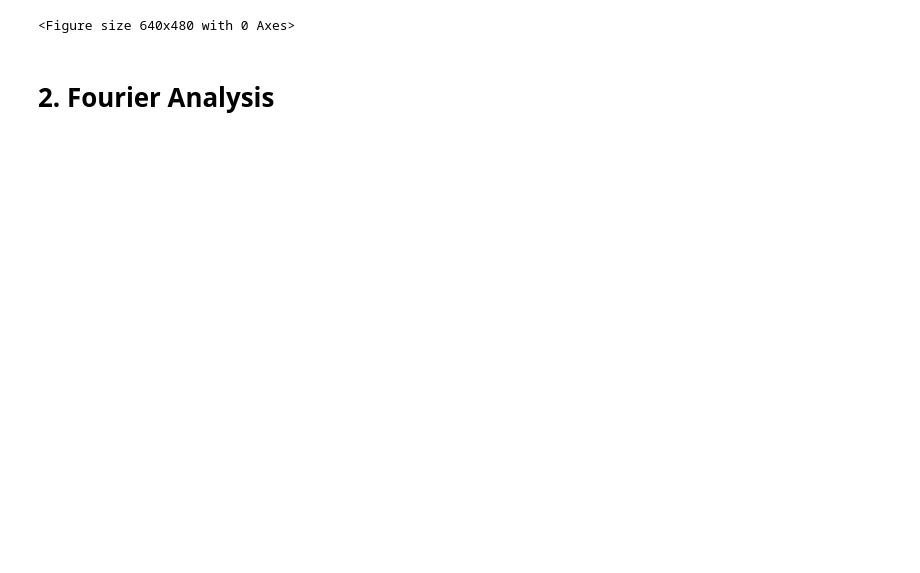
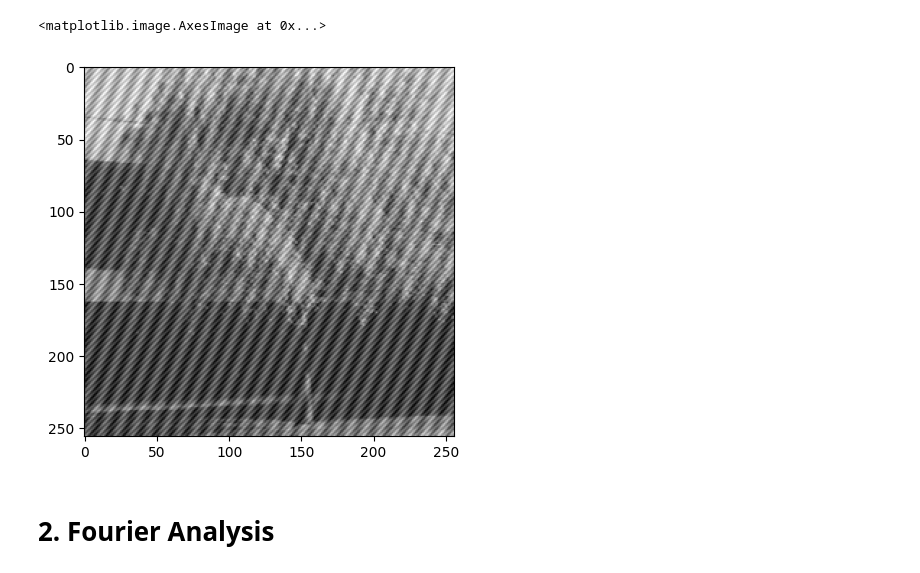
Before and after one commit to sarahmacintosh/syde575-lab, a Jupyter notebook: lab3.ipynb, the cells around one changed output. Drawn from its saved outputs; the diff is of its cells as text; code cells hidden in the pictures; blank space fills up the shorter version.

Commit message:
Added toy image

```diff
--- a/lab3.ipynb
+++ b/lab3.ipynb
@@ -1,31 +1,33 @@
 # %%
 import numpy as np
 import matplotlib.pyplot as plt
 
 from skimage.io import imread
 from skimage.transform import rotate
 from skimage.color import rgb2gray
 from skimage.morphology import disk
 from skimage.metrics import peak_signal_noise_ratio as PSNR
 from scipy import signal
 
 
 def gaussian_filter(n_rows, n_cols, stdv):
     """
     Returns a 2d Gaussian image filter.
     """
     g_r = signal.windows.gaussian(n_rows, stdv)
     g_c = signal.windows.gaussian(n_cols, stdv)
 
     G = np.outer(g_r, g_c)
 
     return G/np.sum(G)
 
 plt.gray()
 lena= rgb2gray(imread('lena.tiff'))
 frequnoisy = imread('frequnoisy.tif').astype(np.float64)/255
+plt.imshow(frequnoisy)
 # %% [output]
-<Figure size 640x480 with 0 Axes>
+<matplotlib.image.AxesImage at 0x...>
+[figure, added]
 # %% [markdown]
 # 2. Fourier Analysis
 # %%
```
Also changed, not shown: parts of 3 cells of this notebook.
